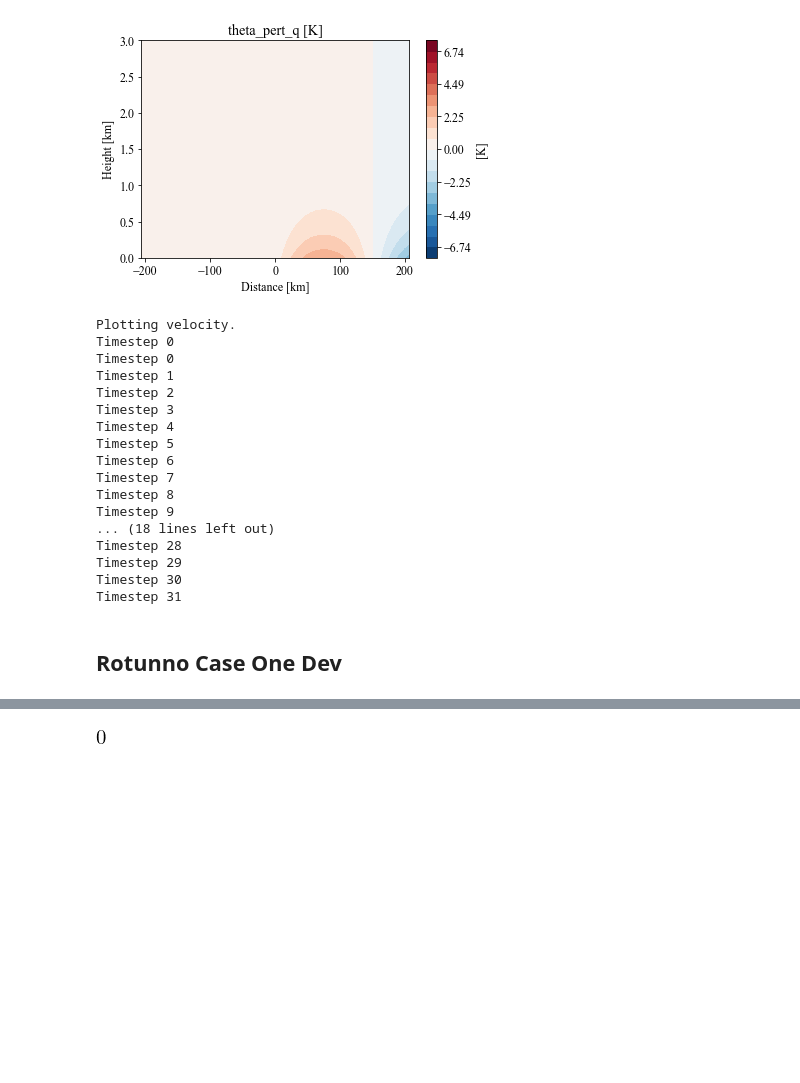
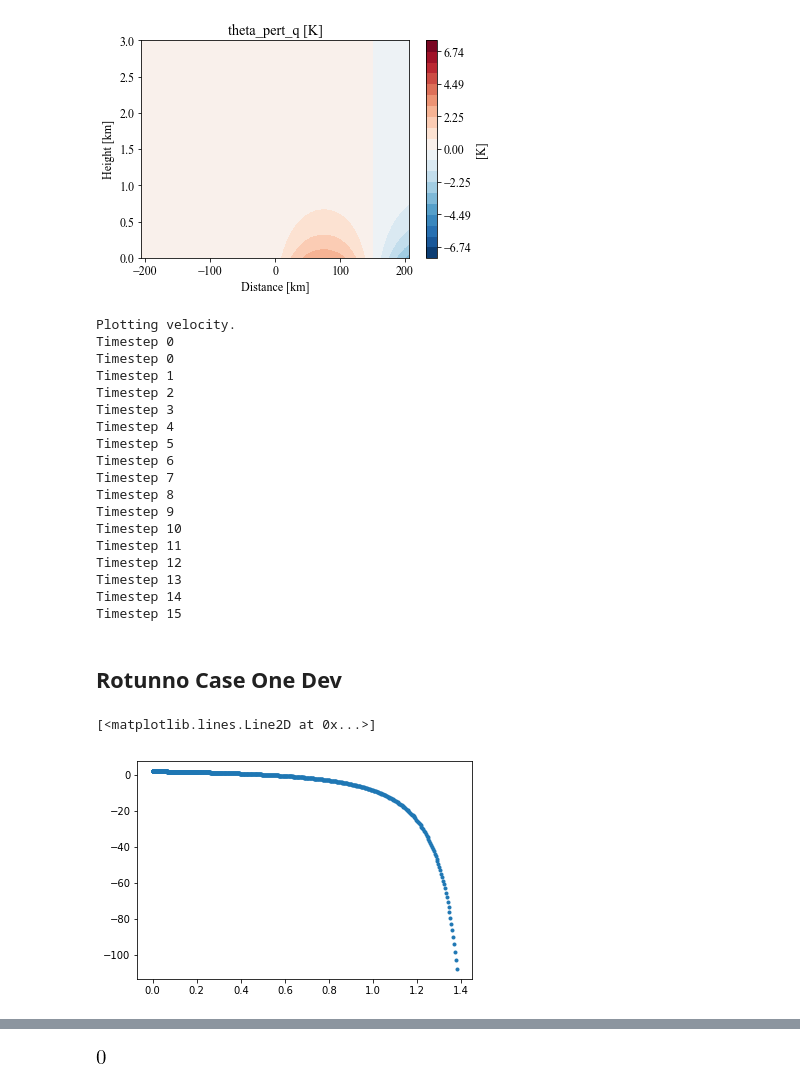
Before and after one commit to eshort0401/rotunno83, a Jupyter notebook: python_scripts/rotunno83.ipynb, the cells around one changed output, grey strips where cells are left out. Drawn from its saved outputs; the diff is of its cells as text; code cells hidden in the pictures; blank space fills up the shorter version.

```diff
--- a/python_scripts/rotunno83.ipynb
+++ b/python_scripts/rotunno83.ipynb
@@ -135,8 +135,8 @@ ds_qian_dim.theta_pert_q.attrs['units'] = 'K'
 # ds_rotunno_dim['theta_pert_w'] = ds_rotunno_dim.bw*300/9.807
 # ds_rotunno_dim.theta_pert_w.attrs['units'] = 'K'
 # %%
-rt.animateVelocity(ds_qian_dim.sum(dim='mode', keep_attrs=True).squeeze()); plt.show()
-# rt.animateVelocity(ds_rotunno_dim);
+# rt.animateVelocity(ds_qian_dim.sum(dim='mode', keep_attrs=True).squeeze()); plt.show()
+rt.animateVelocity(ds_rotunno_dim);
 # %% [output]
 Plotting velocity.
 Timestep 0
@@ -150,10 +150,23 @@ Timestep 6
 Timestep 7
 Timestep 8
 Timestep 9
-... (18 lines left out)
-Timestep 28
-Timestep 29
-Timestep 30
-Timestep 31
+Timestep 10
+Timestep 11
+Timestep 12
+Timestep 13
+Timestep 14
+Timestep 15
 # %% [markdown]
 ## Rotunno Case One Dev
+# %%
+sN=1001
+xi=2
+s = np.arange(0,1+1/sN,1/sN)
+alpha=3
+theta = s**alpha*np.pi/2
+xip = 2*xi-xi/(1-np.sin(theta))
+# %%
+plt.plot(theta[:960],xip[:960],'.')
+# %% [output]
+[<matplotlib.lines.Line2D at 0x...>]
+[figure, added]
```
Also changed, not shown: parts of 27 cells of this notebook, 2 other files.
